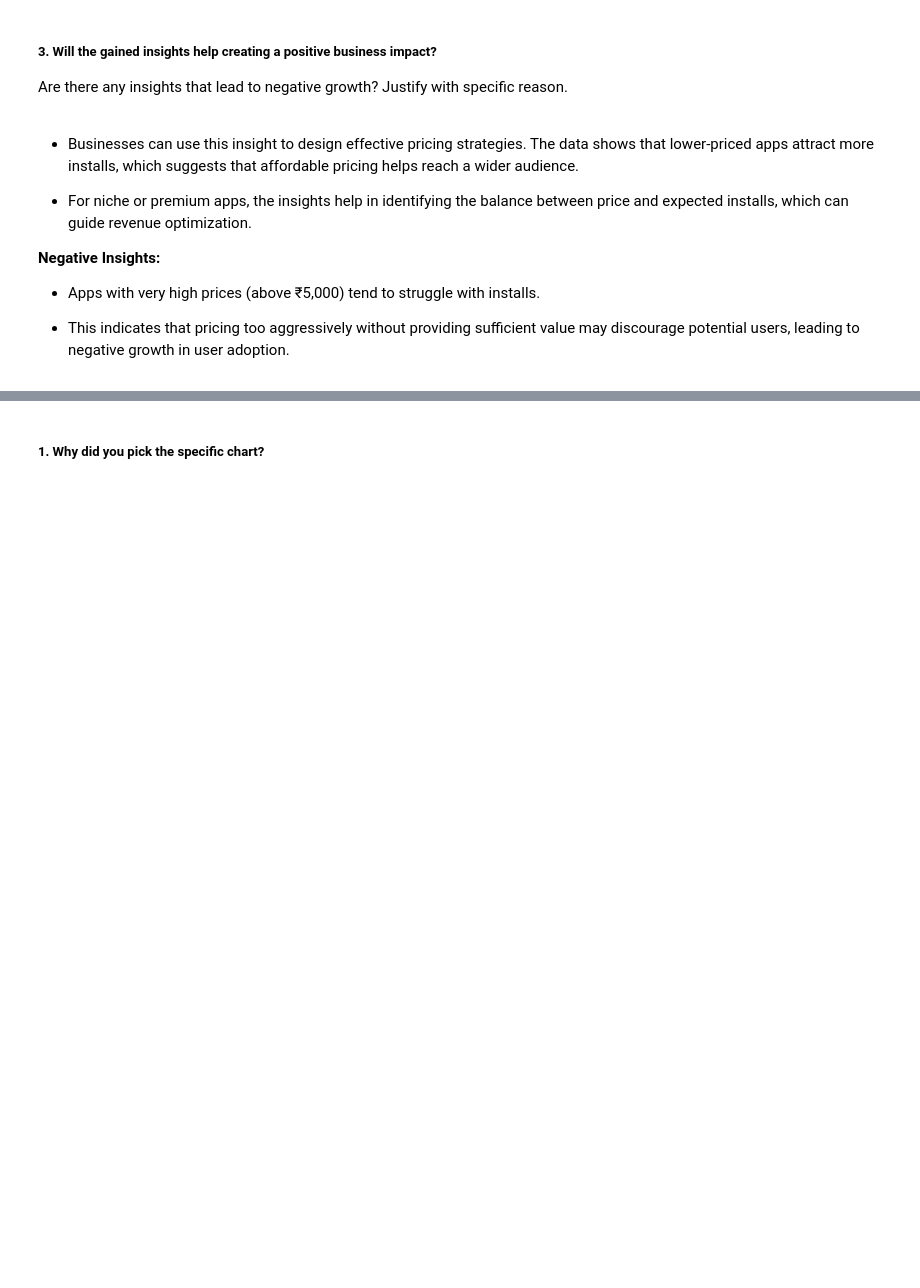
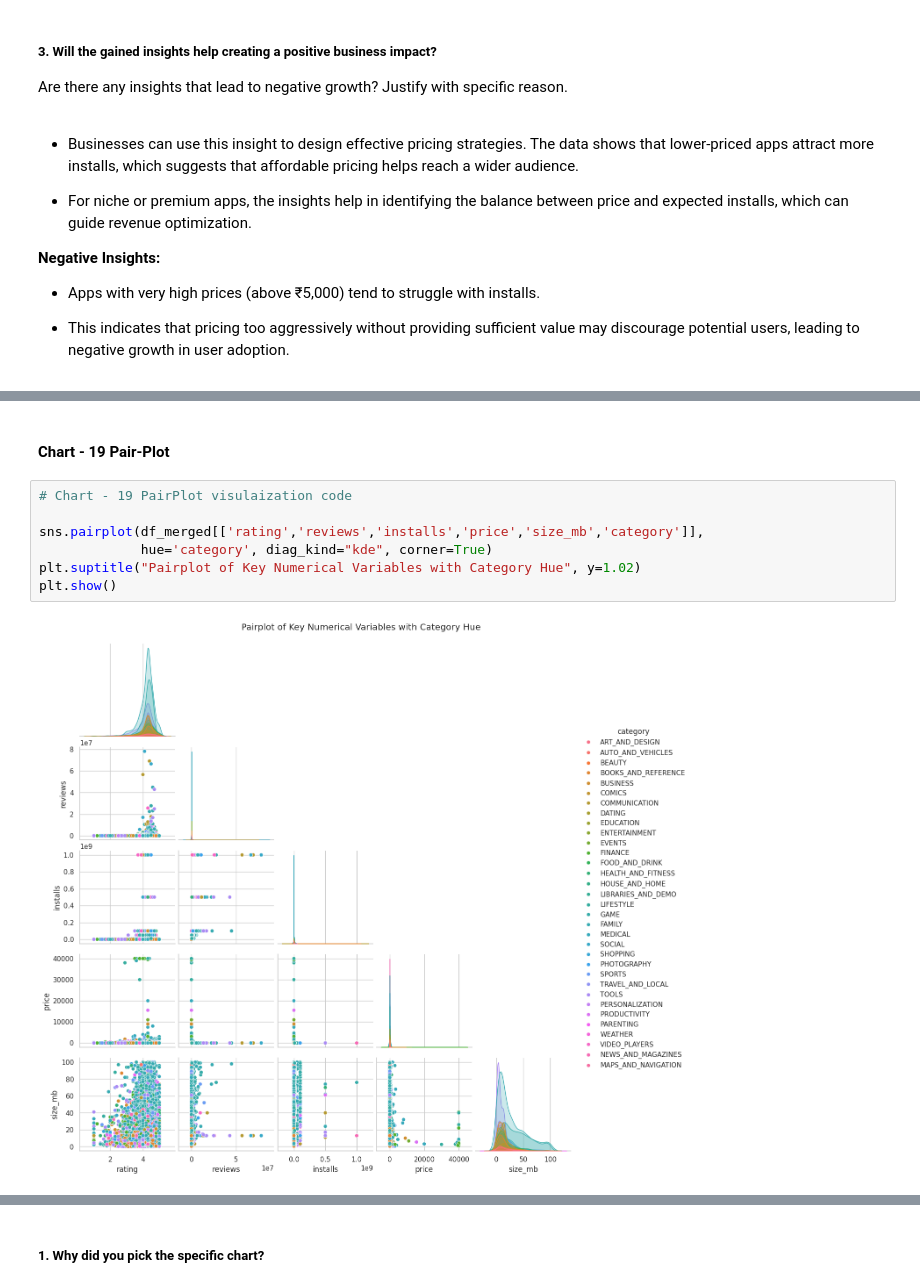
Before and after one commit to Sagarjain93/Google-Playstore-Reviews, a Jupyter notebook: Google_Playstore_App_Review_.ipynb, the cells around one changed output, grey strips where cells are left out. Cells and saved outputs as stored; diff of their text form; blank space fills up the shorter version.

```diff
--- a/Google_Playstore_App_Review_.ipynb
+++ b/Google_Playstore_App_Review_.ipynb
@@ -1542,0 +1599,11 @@ plt.show()
+# %% [markdown]
+#### Chart - 19 Pair-Plot
+# %%
+# Chart - 19 PairPlot visulaization code
+
+sns.pairplot(df_merged[['rating','reviews','installs','price','size_mb','category']],
+             hue='category', diag_kind="kde", corner=True)
+plt.suptitle("Pairplot of Key Numerical Variables with Category Hue", y=1.02)
+plt.show()
+# %% [output]
+[figure, added]
```
Also changed, not shown: parts of 74 cells of this notebook.
